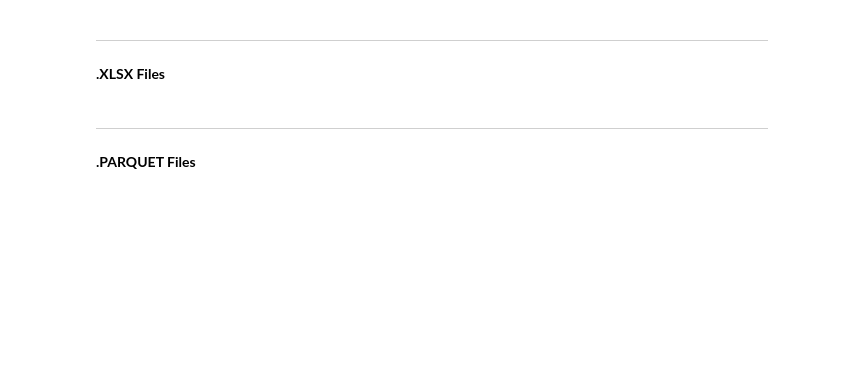
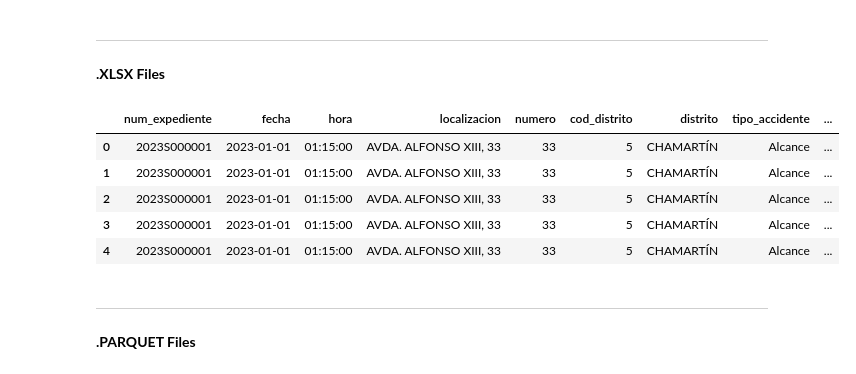
Before and after one commit to dataptmad0124/lessons, a Jupyter notebook: m1/20240131_etl_pandas_import_export.ipynb, the cells around one changed output. Drawn from its saved outputs; the diff is of its cells as text; code cells hidden in the pictures; blank space fills up the shorter version.

```diff
--- a/m1/20240131_etl_pandas_import_export.ipynb
+++ b/m1/20240131_etl_pandas_import_export.ipynb
@@ -30,3 +240,14 @@ __.XLSX Files__
+# %%
+df_xlsx = pd.read_excel('datasets/2023_Accidentalidad.xlsx')
+
+df_xlsx.head()
+# %% [output]
+|  | num_expediente | fecha | hora | localizacion | numero | cod_distrito | distrito | tipo_accidente | ... |
+| 0 | 2023S000001 | 2023-01-01 | 01:15:00 | AVDA. ALFONSO XIII, 33 | 33 | 5 | CHAMARTÍN | Alcance | ... |
+| 1 | 2023S000001 | 2023-01-01 | 01:15:00 | AVDA. ALFONSO XIII, 33 | 33 | 5 | CHAMARTÍN | Alcance | ... |
+| 2 | 2023S000001 | 2023-01-01 | 01:15:00 | AVDA. ALFONSO XIII, 33 | 33 | 5 | CHAMARTÍN | Alcance | ... |
+| 3 | 2023S000001 | 2023-01-01 | 01:15:00 | AVDA. ALFONSO XIII, 33 | 33 | 5 | CHAMARTÍN | Alcance | ... |
+| 4 | 2023S000001 | 2023-01-01 | 01:15:00 | AVDA. ALFONSO XIII, 33 | 33 | 5 | CHAMARTÍN | Alcance | ... |
 # %% [markdown]
 ---
 # %% [markdown]
```
Also changed, not shown: parts of 38 cells of this notebook, 4 other files.
